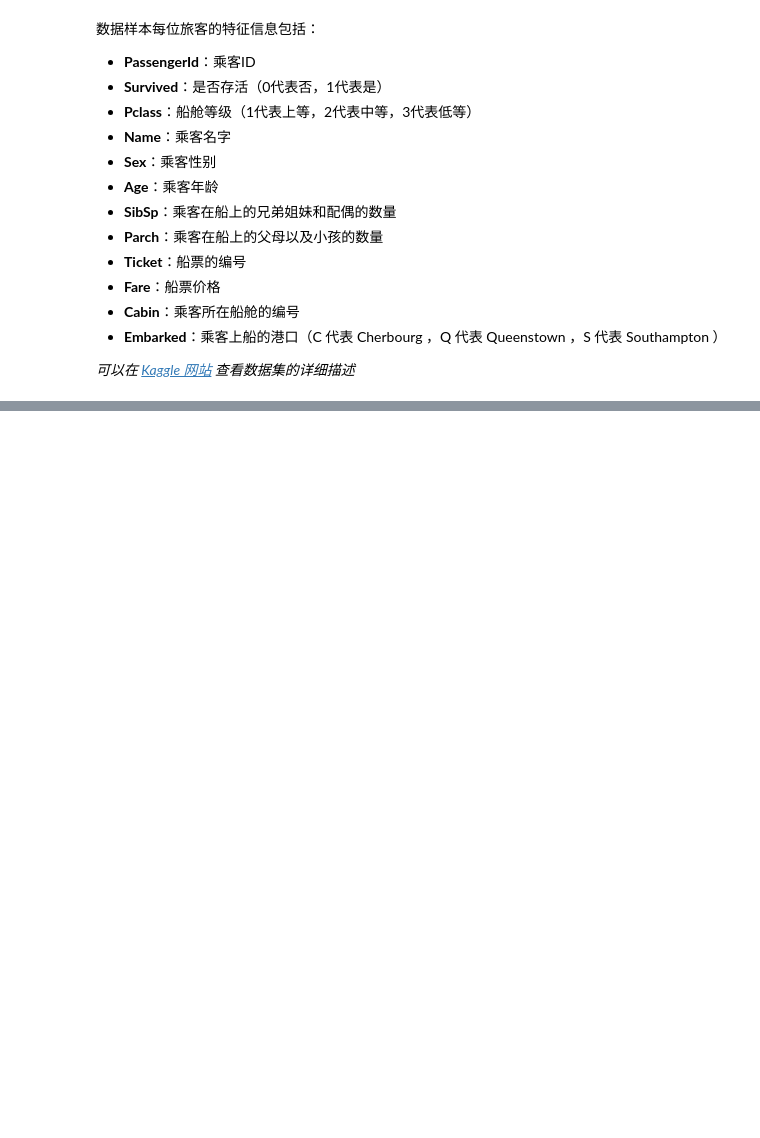
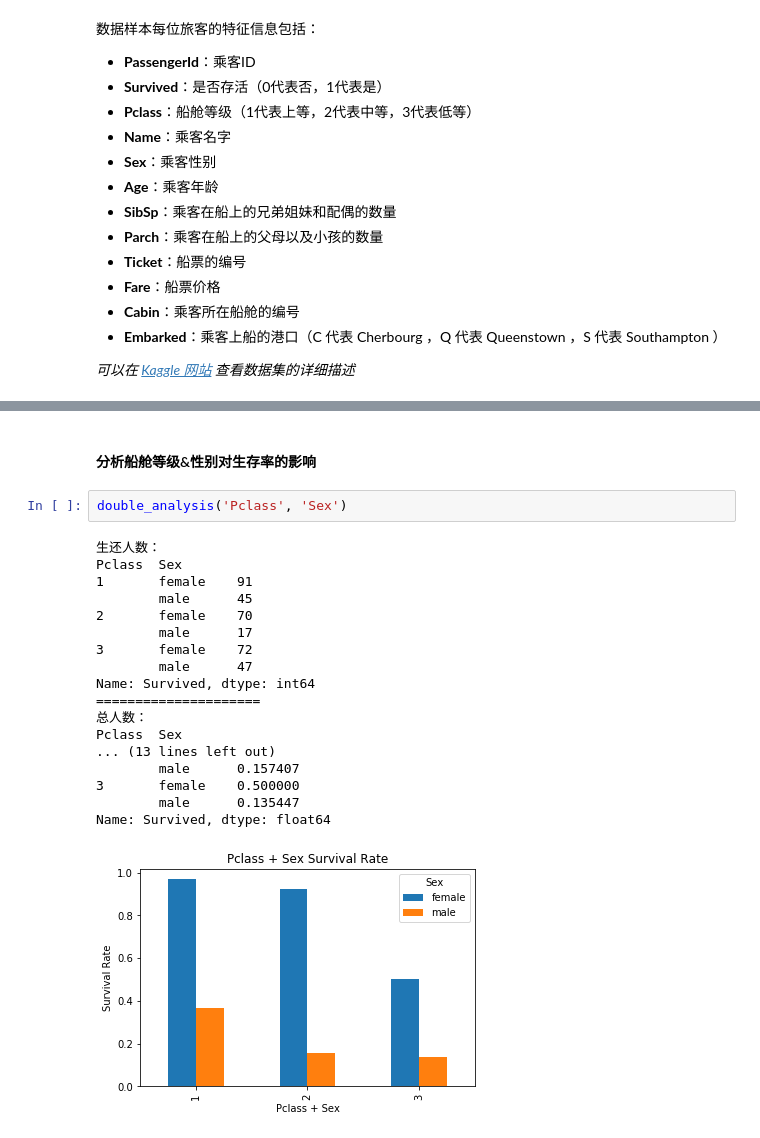
Before and after one commit to GreenWangcl/UD_ML, a Jupyter notebook: basic/p4_titanic_data_exploration/titanic_data_exploration.ipynb, the cells around one changed output, grey strips where cells are left out. Drawn from its saved outputs; the diff is of its cells as text; blank space fills up the shorter version.

```diff
--- a/basic/p4_titanic_data_exploration/titanic_data_exploration.ipynb
+++ b/basic/p4_titanic_data_exploration/titanic_data_exploration.ipynb
@@ -98,0 +290,23 @@ dtype: int64
+# %% [markdown]
+#### 分析船舱等级&性别对生存率的影响
+# %%
+double_analysis('Pclass', 'Sex')
+# %% [output]
+生还人数：
+Pclass  Sex
+1       female    91
+        male      45
+2       female    70
+        male      17
+3       female    72
+        male      47
+Name: Survived, dtype: int64
+=====================
+总人数：
+Pclass  Sex
+... (13 lines left out)
+        male      0.157407
+3       female    0.500000
+        male      0.135447
+Name: Survived, dtype: float64
+[figure, added]
```
Also changed, not shown: parts of 38 cells of this notebook, 1 other file.
